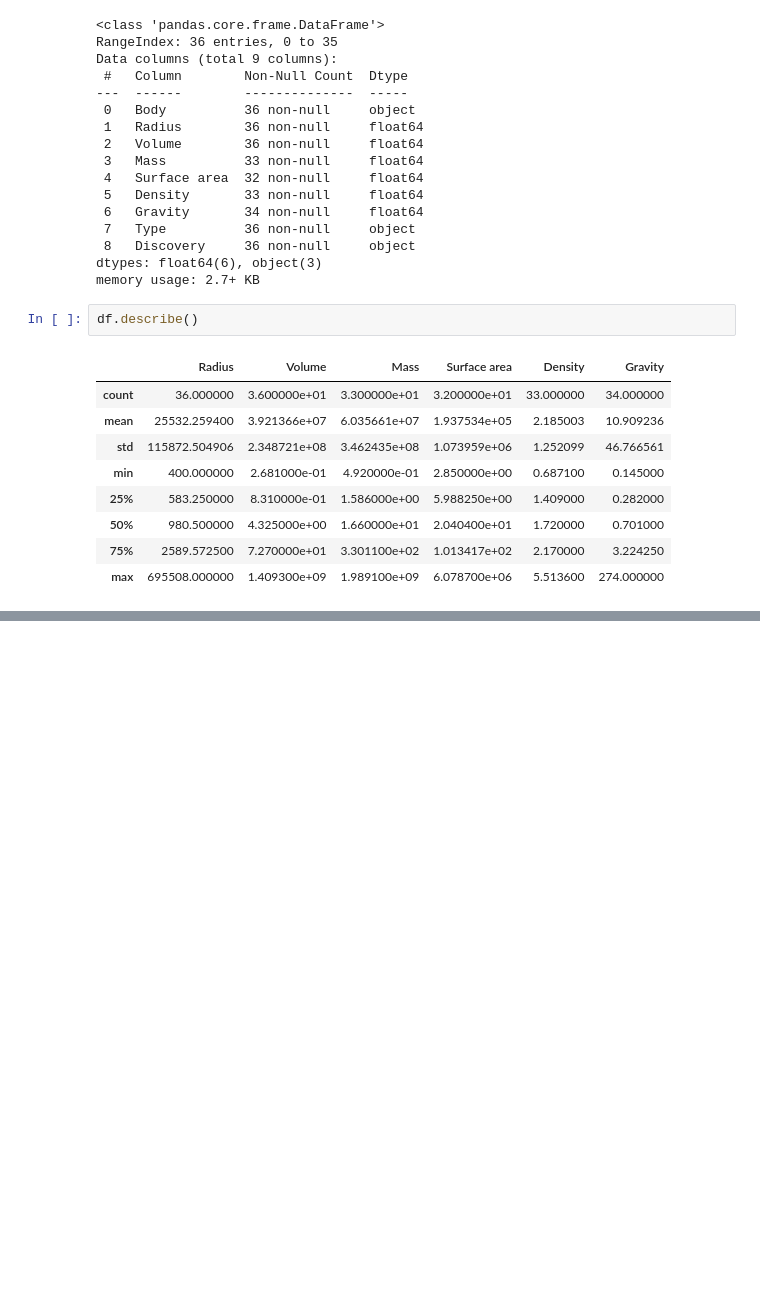
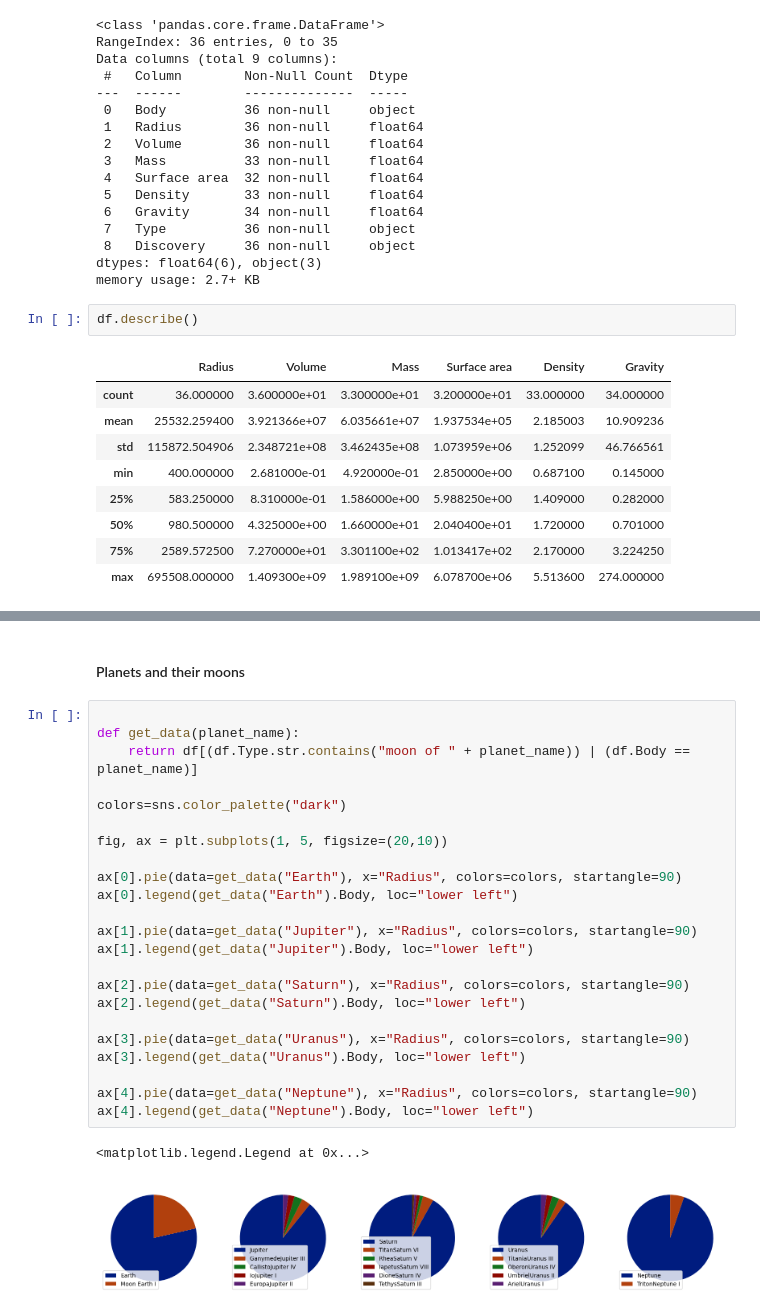
Before and after one commit to Ednaxx/Web-Data-Scraping, a Jupyter notebook: SolarSystemBigObjects.ipynb, the cells around one changed output, grey strips where cells are left out. Drawn from its saved outputs; the diff is of its cells as text; blank space fills up the shorter version.

```diff
--- a/SolarSystemBigObjects.ipynb
+++ b/SolarSystemBigObjects.ipynb
@@ -195,0 +209,28 @@ df.describe()
+# %% [markdown]
+#### Planets and their moons
+# %%
+
+def get_data(planet_name):
+    return df[(df.Type.str.contains("moon of " + planet_name)) | (df.Body == planet_name)]
+
+colors=sns.color_palette("dark")
+
+fig, ax = plt.subplots(1, 5, figsize=(20,10))
+
+ax[0].pie(data=get_data("Earth"), x="Radius", colors=colors, startangle=90)
+ax[0].legend(get_data("Earth").Body, loc="lower left")
+
+ax[1].pie(data=get_data("Jupiter"), x="Radius", colors=colors, startangle=90)
+ax[1].legend(get_data("Jupiter").Body, loc="lower left")
+
+ax[2].pie(data=get_data("Saturn"), x="Radius", colors=colors, startangle=90)
+ax[2].legend(get_data("Saturn").Body, loc="lower left")
+
+ax[3].pie(data=get_data("Uranus"), x="Radius", colors=colors, startangle=90)
+ax[3].legend(get_data("Uranus").Body, loc="lower left")
+
+ax[4].pie(data=get_data("Neptune"), x="Radius", colors=colors, startangle=90)
+ax[4].legend(get_data("Neptune").Body, loc="lower left")
+# %% [output]
+<matplotlib.legend.Legend at 0x...>
+[figure, added]
```
Also changed, not shown: parts of 6 cells of this notebook, 1 other file.
